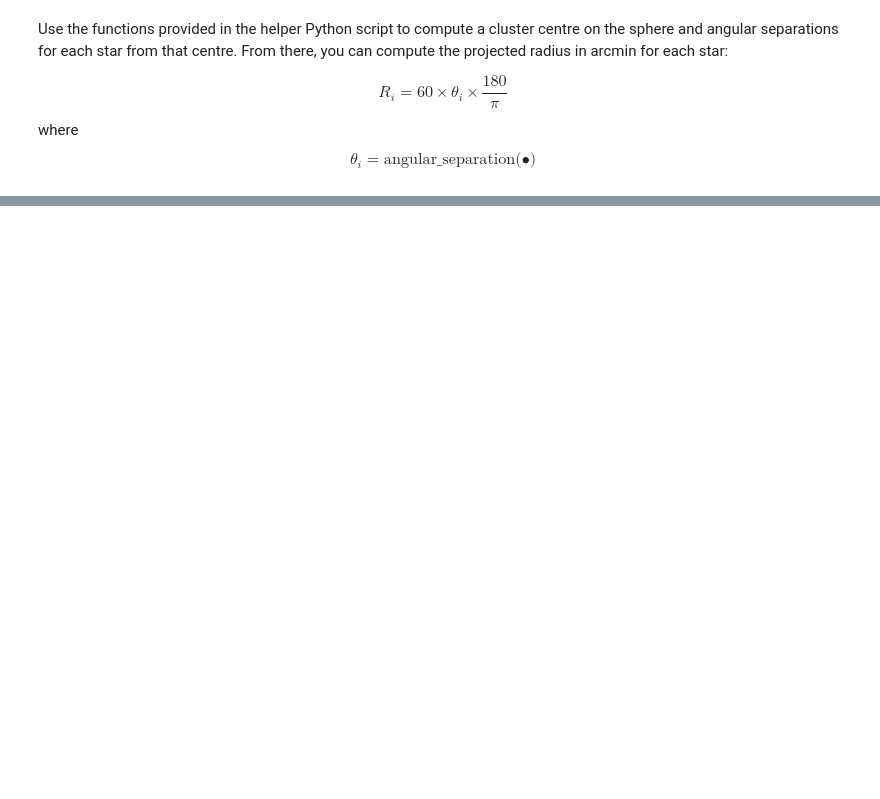
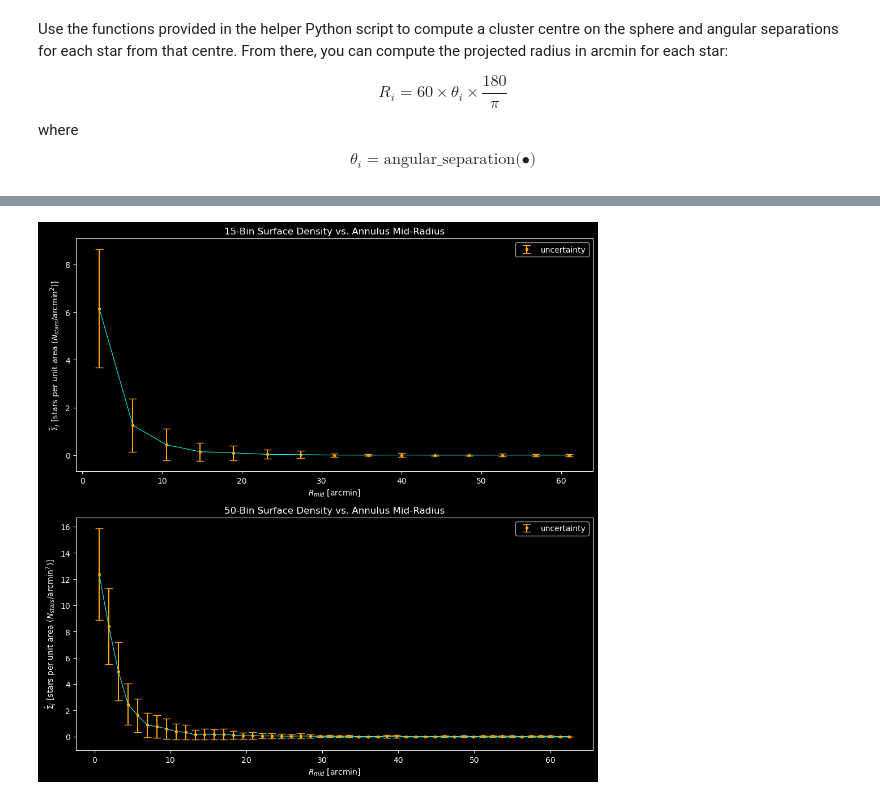
Before and after one commit to lea-y01/phys_stats, a Jupyter notebook: assignments/assignment_2/assignment2_V1.ipynb, the cells around one changed output, grey strips where cells are left out. Drawn from its saved outputs; the diff is of its cells as text; code cells hidden in the pictures; blank space fills up the shorter version.

```diff
--- a/assignments/assignment_2/assignment2_V1.ipynb
+++ b/assignments/assignment_2/assignment2_V1.ipynb
@@ -222,0 +272,9 @@ It seems that the cluster is generally pretty uniformly distributed in structure
+# %%
+# set R_max
+Rmax = max(my_cluster['proj_radii'])
+# set bin numbers
+J_15 = 15
+J_50 = 50
+# define bin edges as arrays
+bin_array_15 = np.linspace(0, Rmax, J_15 + 1)
+bin_array_50 = np.linspace(0, Rmax, J_50 + 1)
@@ -222,0 +381,4 @@ It seems that the cluster is generally pretty uniformly distributed in structure
+# %%
+binning_15, _, __ = count_stars_annulus(bin_array_15, my_cluster)
+print('15-bin results: ')
+binning_15
@@ -222,0 +425,4 @@ It seems that the cluster is generally pretty uniformly distributed in structure
+# %%
+binning_50, _, __ = count_stars_annulus(bin_array_50, my_cluster)
+print('50-bin results (trunc):')
+binning_50.head(15)
@@ -222,0 +455,24 @@ It seems that the cluster is generally pretty uniformly distributed in structure
+# %%
+fig, ax = plt.subplots(2, 1, figsize = (10,10))
+
+ax[0].errorbar(binning_15['mid-radii'], binning_15['surface density'],
+               yerr=np.sqrt(binning_15['bin counts']/binning_15['annulus areas']),
+               fmt='.', color = 'orange', capsize = 5, label = 'uncertainty')
+ax[0].plot(binning_15['mid-radii'], binning_15['surface density'], color = 'cyan', lw = 0.8)
+ax[0].set_xlabel('$R_{mid}$ [arcmin]')
+ax[0].set_ylabel('$\hat \Sigma_j$ [stars per unit area ($N_{stars}/\\text{arcmin}^2$)]')
+ax[0].set_title('15-Bin Surface Density vs. Annulus Mid-Radius')
+ax[0].legend()
+
+ax[1].errorbar(binning_50['mid-radii'], binning_50['surface density'],
+               yerr=np.sqrt(binning_50['bin counts']/binning_50['annulus areas']),
+               fmt='.', color = 'orange', capsize = 5, label = 'uncertainty')
+ax[1].plot(binning_50['mid-radii'], binning_50['surface density'], color = 'cyan', lw = 0.8)
+ax[1].set_xlabel('$R_{mid}$ [arcmin]')
+ax[1].set_ylabel('$\hat \Sigma_j$ [stars per unit area ($N_{stars}/\\text{arcmin}^2$)]')
+ax[1].set_title('50-Bin Surface Density vs. Annulus Mid-Radius')
+ax[1].legend()
+
+plt.tight_layout()
+# %% [output]
+[figure, added]
```
Also changed, not shown: parts of 28 cells of this notebook, 1 other file.
